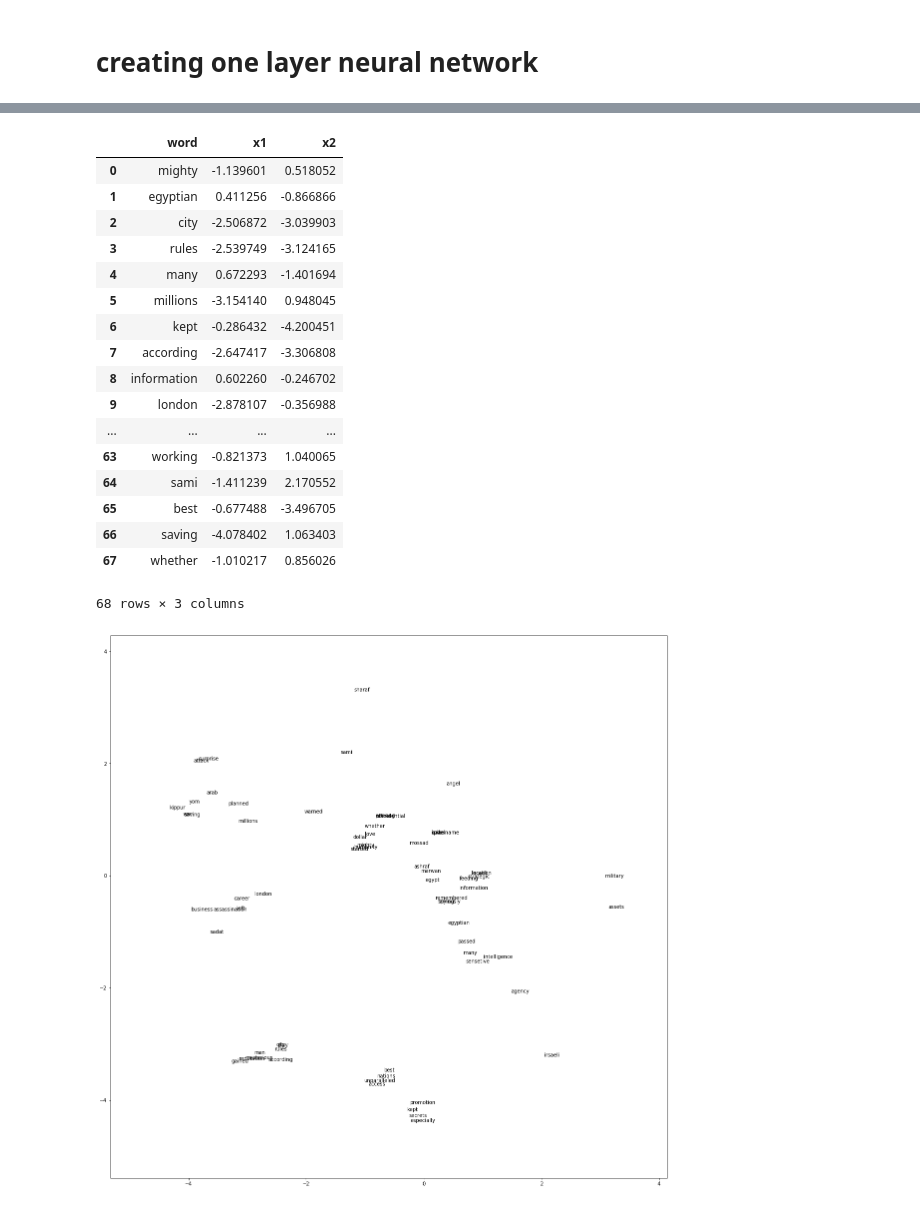
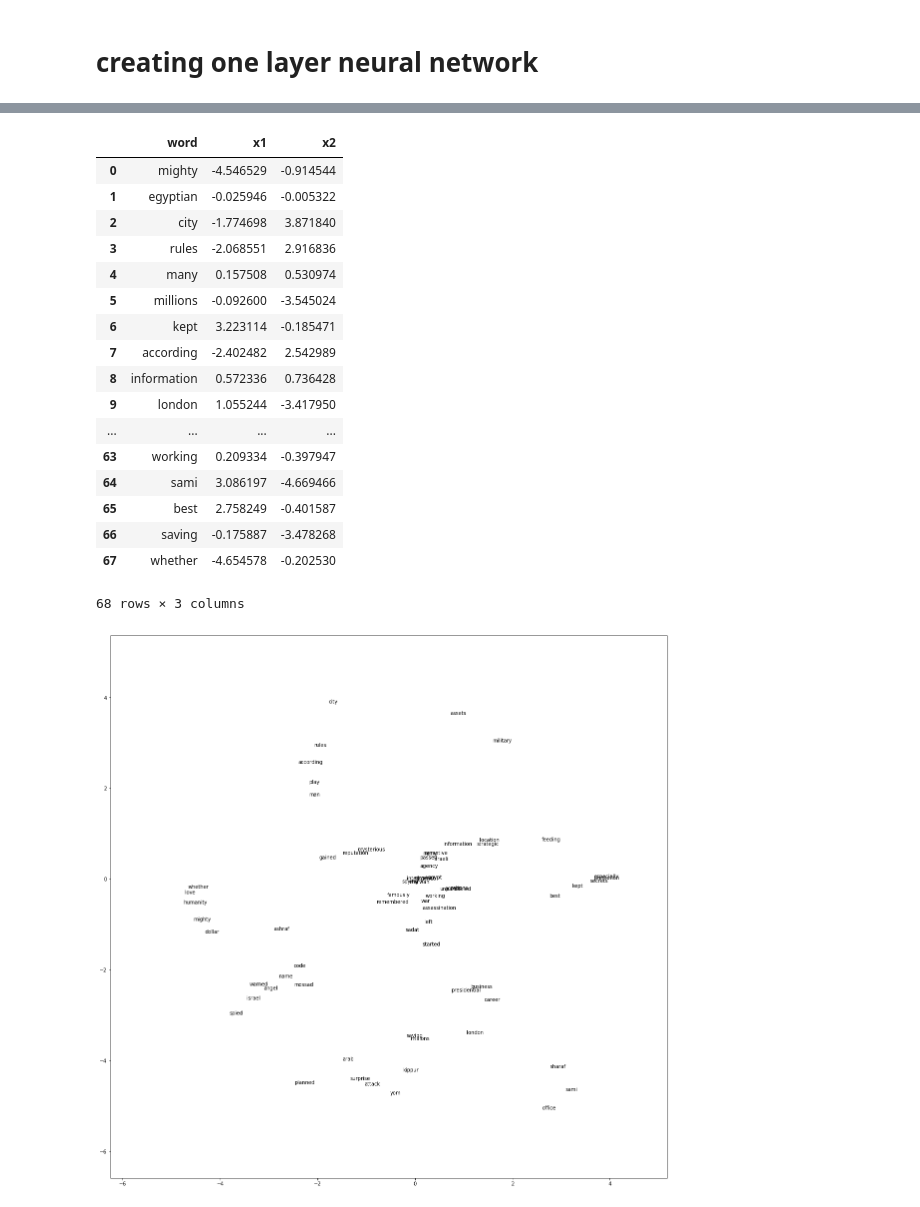
Before and after one commit to aquibjaved/creating-word2vec-from-scratch, a Jupyter notebook: word2vec.ipynb, the cells around one changed output, grey strips where cells are left out. Saved outputs shown, nothing was run; the diff lists cells and outputs as text; code cells hidden in the pictures.

```diff
--- a/word2vec.ipynb
+++ b/word2vec.ipynb
@@ -1,10 +1,11 @@
 # %%
 documents = ["Ashraf Marwan is remembered most famously for spying for the Egyptian intelligence agency",
+             "Egyptian and Israeli are both working for war",
              "Marwan started working in the Presidential Office under Sami Sharaf",
-             "Marwan has passed many sensetive information to Irsaeli agency",
+             "Marwan has passed many sensetive information to Israeli agency",
              "feeding Egypt strategic information on the location of Israeli military assets",
              "Whether for love of humanity or the mighty dollar Ashraf Marwan warned the Mossad about the planned Arab surprise attack that started the Yom Kippur War saving millions",
-             "Marwan spied for Israel under the Mossad code-name The Angel",
+             "Marwan spied for Israel under the Mossad code name The Angel",
              "Marwan unparalleled access to his nations best kept secrets especially after his promotion",
              "after Sadat assassination Marwan left Egypt and started a business career in London",
              "Marwan gained a reputation as a mysterious man who did not play according to the rules of the City"]
@@ -93,7 +94,7 @@ word_ids
 main_word = []
 lb_word = []   # neighbour word
 
-WINDOW_SIZE = 4
+WINDOW_SIZE = 3
 # print(sentences)
 
 tok_sentences = []
@@ -173,7 +174,7 @@ prediction = tf.nn.softmax(tf.add( tf.matmul(hidden_layer, W2), b2))
 loss = tf.reduce_mean(-tf.reduce_sum(y_label * tf.log(prediction), axis=[1]))
 
 # training operation
-train_op = tf.train.GradientDescentOptimizer(0.03).minimize(loss)
+train_op = tf.train.GradientDescentOptimizer(0.05).minimize(loss)
 # %%
 
 sess = tf.Session()
@@ -228,41 +229,41 @@ w2v_df = w2v_df[['word', 'x1', 'x2']]
 w2v_df
 # %% [output]
 |  | word | x1 | x2 |
-| 0 | mighty | -1.139601 | 0.518052 |
-| 1 | egyptian | 0.411256 | -0.866866 |
-| 2 | city | -2.506872 | -3.039903 |
-| 3 | rules | -2.539749 | -3.124165 |
-| 4 | many | 0.672293 | -1.401694 |
-| 5 | millions | -3.154140 | 0.948045 |
-| 6 | kept | -0.286432 | -4.200451 |
-| 7 | according | -2.647417 | -3.306808 |
-| 8 | information | 0.602260 | -0.246702 |
-| 9 | london | -2.878107 | -0.356988 |
+| 0 | mighty | -4.546529 | -0.914544 |
+| 1 | egyptian | -0.025946 | -0.005322 |
+| 2 | city | -1.774698 | 3.871840 |
+| 3 | rules | -2.068551 | 2.916836 |
+| 4 | many | 0.157508 | 0.530974 |
+| 5 | millions | -0.092600 | -3.545024 |
+| 6 | kept | 3.223114 | -0.185471 |
+| 7 | according | -2.402482 | 2.542989 |
+| 8 | information | 0.572336 | 0.736428 |
+| 9 | london | 1.055244 | -3.417950 |
 | ... | ... | ... | ... |
-| 63 | working | -0.821373 | 1.040065 |
-| 64 | sami | -1.411239 | 2.170552 |
-| 65 | best | -0.677488 | -3.496705 |
-| 66 | saving | -4.078402 | 1.063403 |
-| 67 | whether | -1.010217 | 0.856026 |
+| 63 | working | 0.209334 | -0.397947 |
+| 64 | sami | 3.086197 | -4.669466 |
+| 65 | best | 2.758249 | -0.401587 |
+| 66 | saving | -0.175887 | -3.478268 |
+| 67 | whether | -4.654578 | -0.202530 |
 68 rows × 3 columns
 # %%
 import matplotlib.pyplot as plt
 #%matplotlib inline
 fig, ax = plt.subplots()
 
 for word, x1, x2 in zip(w2v_df['word'], w2v_df['x1'], w2v_df['x2']):
     ax.annotate(word, (x1,x2 ))
 
-PADDING = 1.0
+PADDING = 1.5
 x_axis_min = np.amin(vectors, axis=0)[0] - PADDING
 y_axis_min = np.amin(vectors, axis=0)[1] - PADDING
 x_axis_max = np.amax(vectors, axis=0)[0] + PADDING
 y_axis_max = np.amax(vectors, axis=0)[1] + PADDING
 
 plt.xlim(x_axis_min,x_axis_max)
 plt.ylim(y_axis_min,y_axis_max)
 plt.rcParams["figure.figsize"] = (20,20)
 
 plt.show()
 # %% [output]
-[figure, old version]
+[figure, new version]
```
Also changed, not shown: parts of 6 cells of this notebook.
